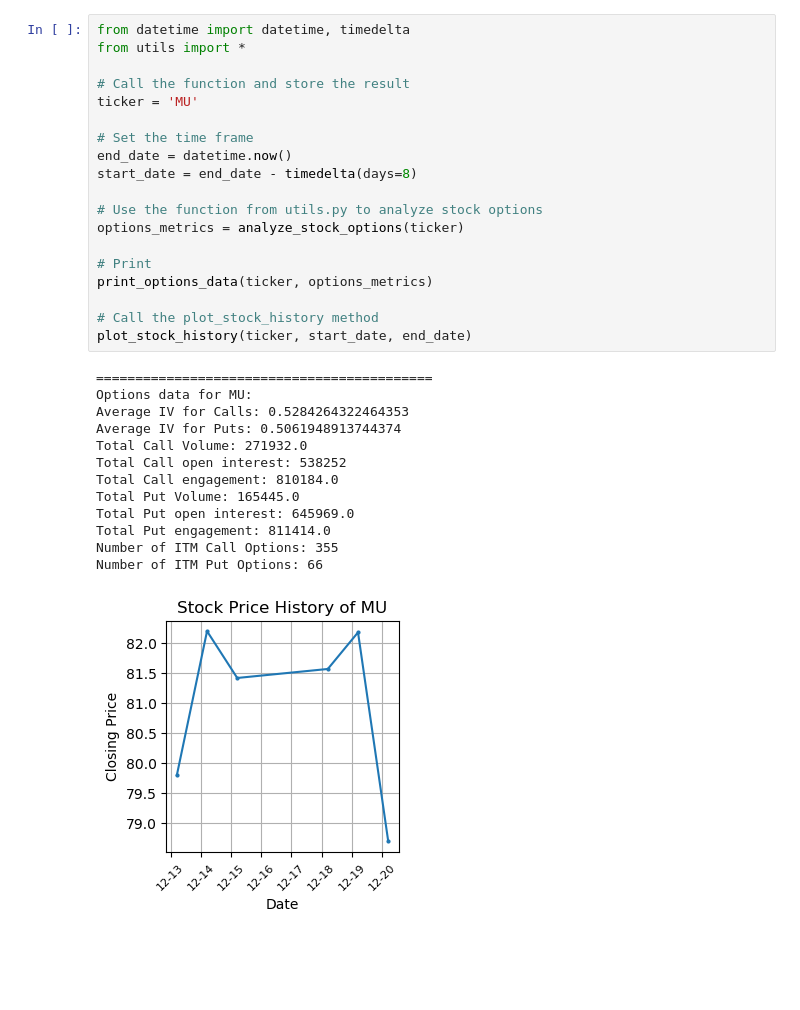
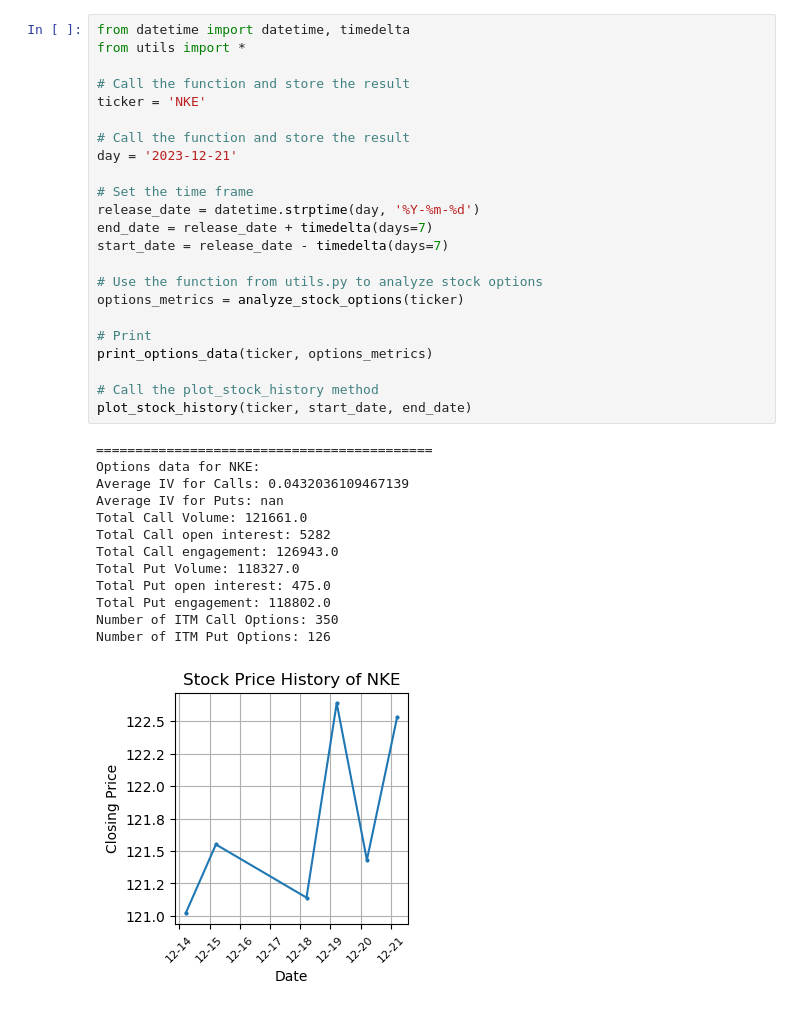
Before and after one commit to SaumikDana/Machine_Learning_Trading, a Jupyter notebook: data/specific_stock_analysis.ipynb, the cells around one changed output. Saved outputs shown, nothing was run; the diff lists cells and outputs as text; blank space fills up the shorter version.

```diff
--- a/data/specific_stock_analysis.ipynb
+++ b/data/specific_stock_analysis.ipynb
@@ -1,33 +1,37 @@
 # %%
 from datetime import datetime, timedelta
 from utils import *
 
 # Call the function and store the result
-ticker = 'MU'
+ticker = 'NKE'
+
+# Call the function and store the result
+day = '2023-12-21'
 
 # Set the time frame
-end_date = datetime.now()
-start_date = end_date - timedelta(days=8)
+release_date = datetime.strptime(day, '%Y-%m-%d')
+end_date = release_date + timedelta(days=7)
+start_date = release_date - timedelta(days=7)
 
 # Use the function from utils.py to analyze stock options
 options_metrics = analyze_stock_options(ticker)
 
 # Print
 print_options_data(ticker, options_metrics)
 
 # Call the plot_stock_history method
 plot_stock_history(ticker, start_date, end_date)
 # %% [output]
 ===========================================
-Options data for MU:
-Average IV for Calls: 0.5284264322464353
-Average IV for Puts: 0.5061948913744374
-Total Call Volume: 271932.0
-Total Call open interest: 538252
-Total Call engagement: 810184.0
-Total Put Volume: 165445.0
-Total Put open interest: 645969.0
-Total Put engagement: 811414.0
-Number of ITM Call Options: 355
-Number of ITM Put Options: 66
+Options data for NKE:
+Average IV for Calls: 0.0432036109467139
+Average IV for Puts: nan
+Total Call Volume: 121661.0
+Total Call open interest: 5282
+Total Call engagement: 126943.0
+Total Put Volume: 118327.0
+Total Put open interest: 475.0
+Total Put engagement: 118802.0
+Number of ITM Call Options: 350
+Number of ITM Put Options: 126
-[figure, old version]
+[figure, new version]
```
Also changed, not shown: 2 other files.
